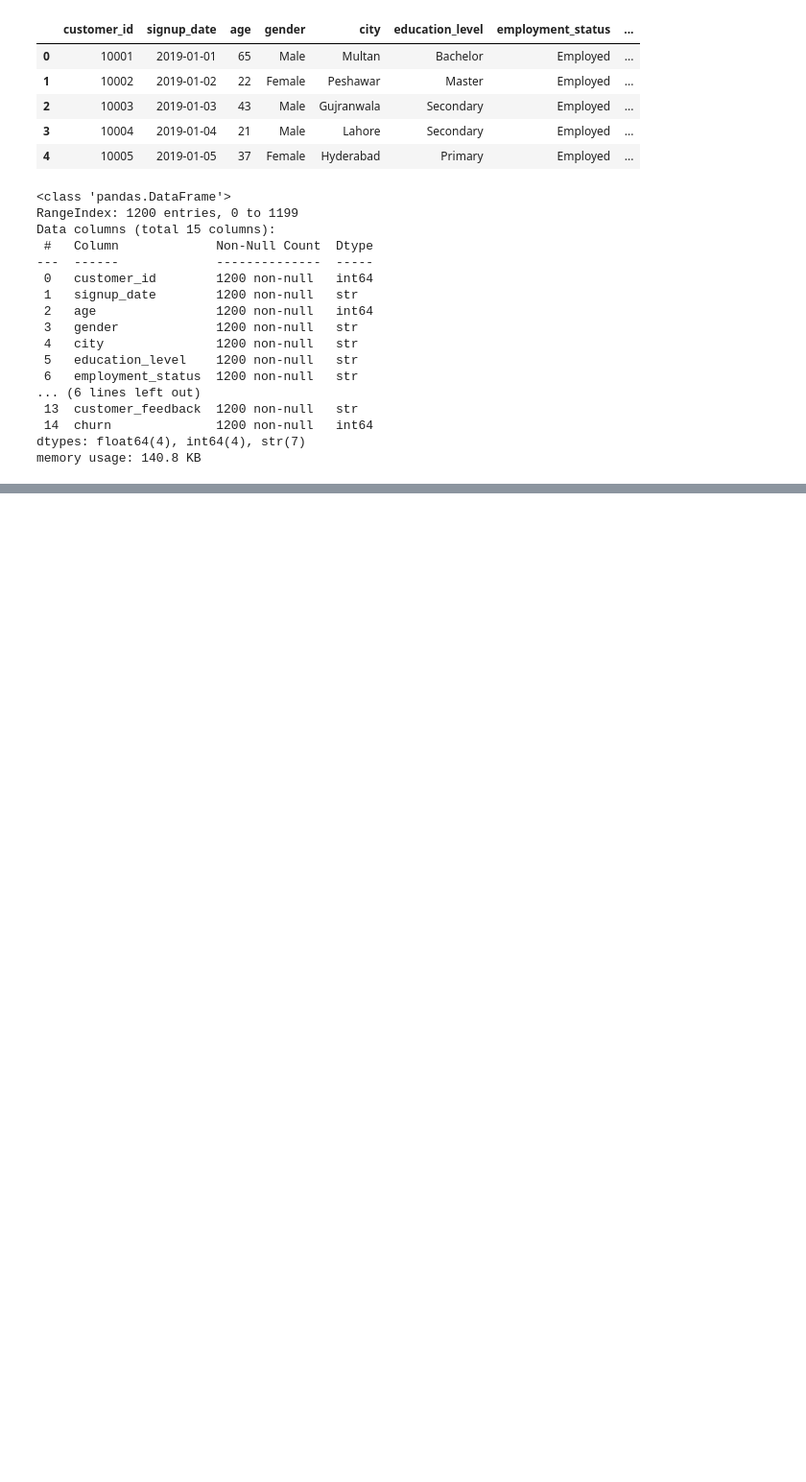
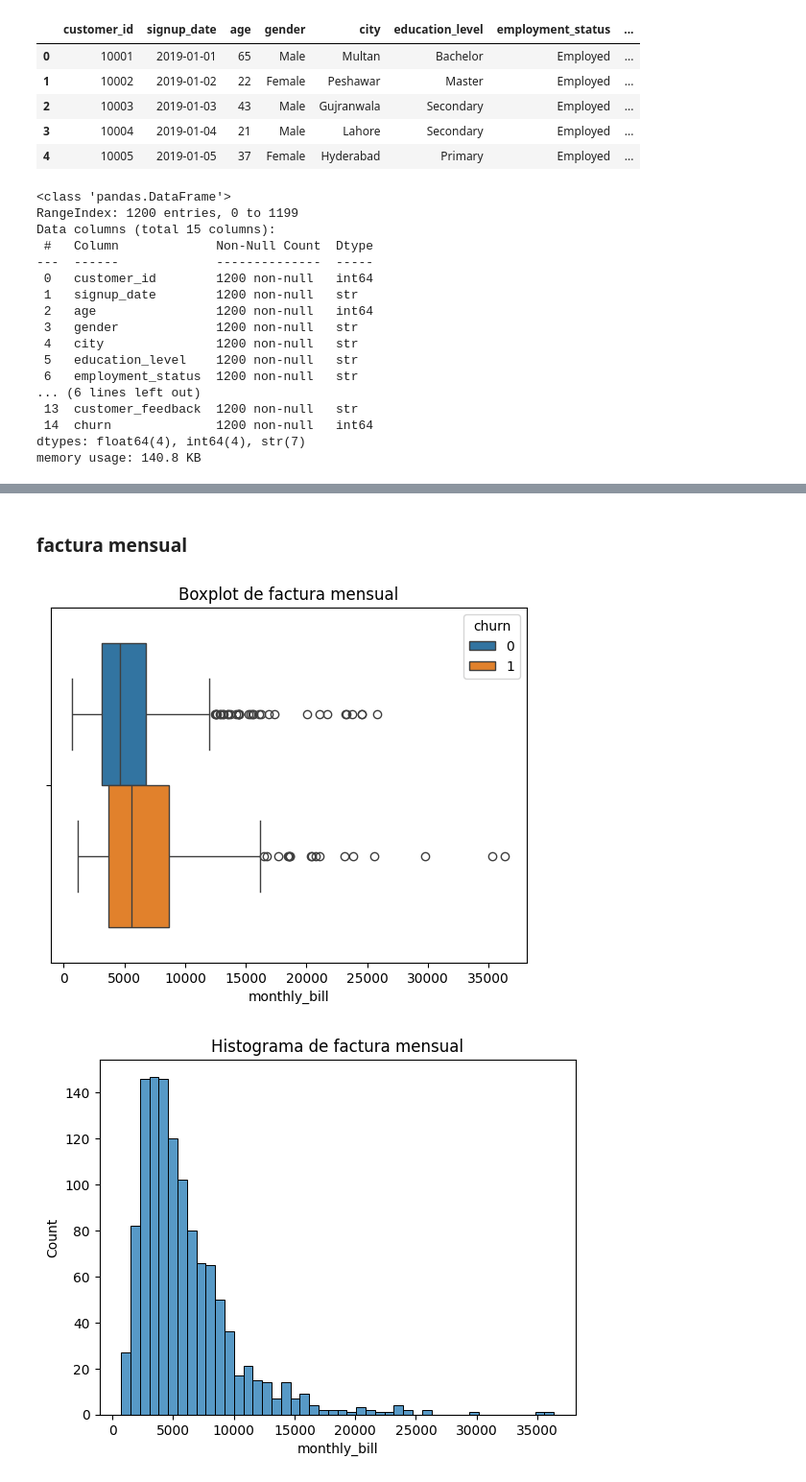
Before and after one commit to danielreyes04/Telecom_customer_data_analysis, a Jupyter notebook: Telecom_customer.ipynb, the cells around one changed output, grey strips where cells are left out. Shown at 96% size. Saved outputs shown, nothing was run; the diff lists cells and outputs as text; code cells hidden in the pictures; blank space fills up the shorter version.

```diff
--- a/Telecom_customer.ipynb
+++ b/Telecom_customer.ipynb
@@ -35,0 +112,8 @@ memory usage: 140.8 KB
+# %% [markdown]
+### factura mensual
+# %%
+boxplot(df,'monthly_bill', 'factura mensual','churn')
+histograma(df,'monthly_bill','factura mensual')
+# %% [output]
+[figure, added]
+[figure, added]
```
Also changed, not shown: parts of 15 cells of this notebook.
